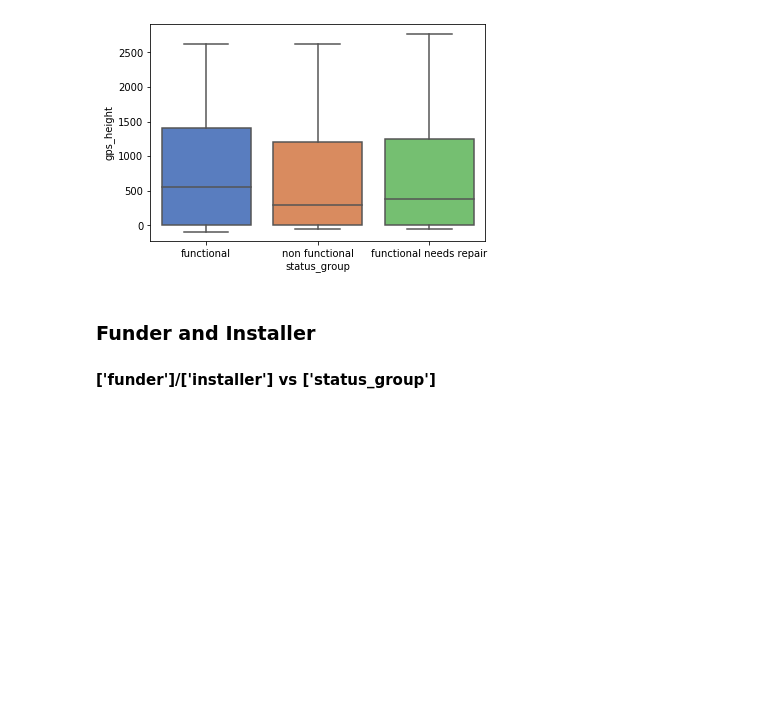
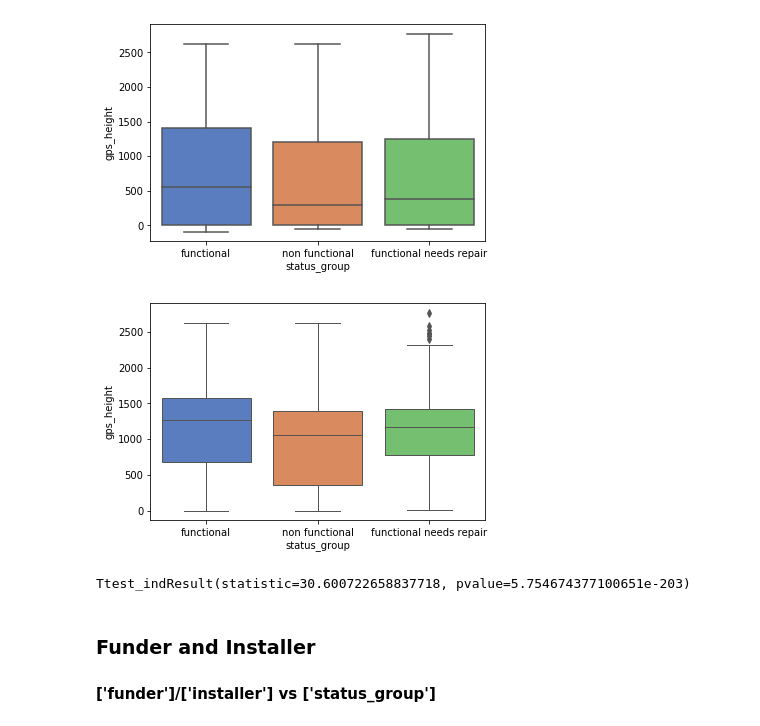
Before and after one commit to stereopickle/Tanzanian_water_pump_classificationn, a Jupyter notebook: Part_02_Exploritory_Data_Analysis.ipynb, the cells around one changed output. Saved outputs shown, nothing was run; the diff lists cells and outputs as text; code cells hidden in the pictures; blank space fills up the shorter version.

```diff
--- a/Part_02_Exploritory_Data_Analysis.ipynb
+++ b/Part_02_Exploritory_Data_Analysis.ipynb
@@ -48,3 +101,14 @@ dropcols = ['id']
+# %%
+text_feats = ['funder', 'installer', 'wpt_name', 'basin',
+ 'subvillage', 'region', 'lga', 'ward',
+ 'scheme_management', 'scheme_name', 'extraction_type',
+ 'extraction_type_group', 'extraction_type_class', 'management',
+ 'management_group', 'payment', 'payment_type', 'water_quality',
+ 'quality_group', 'quantity', 'quantity_group', 'source', 'source_type',
+ 'source_class', 'waterpoint_type', 'waterpoint_type_group']
+
+for c in text_feats:
+    df[c] = [x.lower() for x in df[c]]
 # %% [markdown]
 ## Visualizations and Finding Relationships
 # %% [markdown]
@@ -76,6 +140,21 @@ sns.boxplot(x = 'status_group', y = 'gps_height', data = df, palette = 'muted')
 plt.show()
 # %% [output]
 [figure]
+# %%
+# took out zero values
+sns.boxplot(x = 'status_group', y = 'gps_height',
+            data = df[df.gps_height > 0], linewidth = 1, palette = 'muted')
+plt.show()
+# %% [output]
+[figure, added]
+# %%
+import scipy.stats as st
+st.ttest_ind(df[(df.gps_height > 0) & (df.status_group == 'functional')].gps_height,
+             df[(df.gps_height > 0) & (df.status_group == 'non functional')].gps_height)
+
+#Our independent t test does show there is statistical significance between functional and non-functional.
+# %% [output]
+Ttest_indResult(statistic=30.600722658837718, pvalue=5.754674377100651e-203)
 # %% [markdown]
 ### Funder and Installer
 #### ['funder']/['installer'] vs ['status_group']
```
Also changed, not shown: parts of 92 cells of this notebook, 1 other file.
